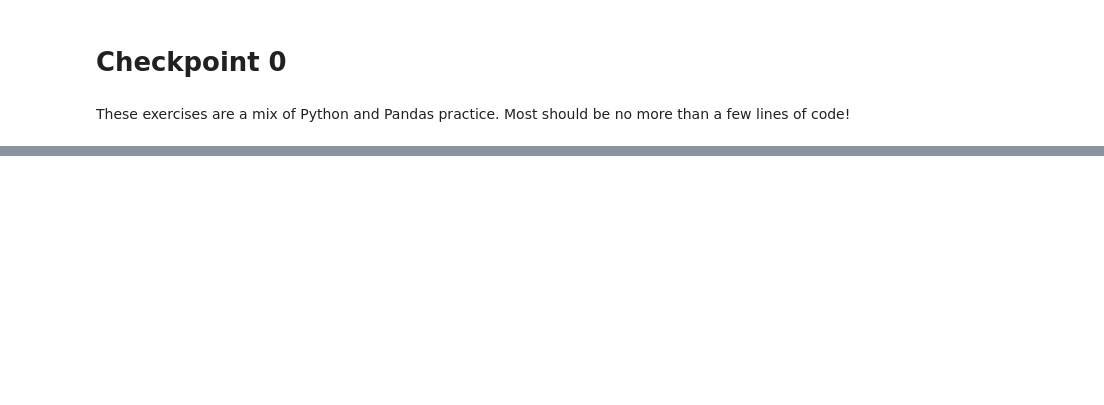
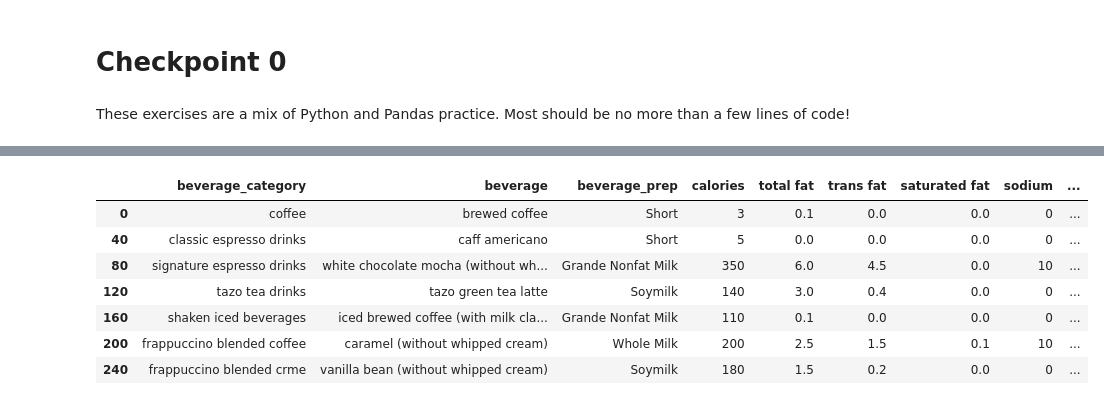
Before and after one commit to Alexybz/MDST-Tutorial, a Jupyter notebook: tutorial0/checkpoint0.ipynb, the cells around one changed output, grey strips where cells are left out. Saved outputs shown, nothing was run; the diff lists cells and outputs as text; code cells hidden in the pictures; blank space fills up the shorter version.

```diff
--- a/tutorial0/checkpoint0.ipynb
+++ b/tutorial0/checkpoint0.ipynb
@@ -41,4 +90,17 @@ print("hello world")
 # %%
 # output the calories, sugars, and protein columns only of every 40th row.
+import pandas as pd
+df = pd.read_csv("../data/starbucks.csv")
+type(df)
+df.iloc[::40]
+# %% [output]
+|  | beverage_category | beverage | beverage_prep | calories | total fat | trans fat | saturated fat | sodium | ... |
+| 0 | coffee | brewed coffee | Short | 3 | 0.1 | 0.0 | 0.0 | 0 | ... |
+| 40 | classic espresso drinks | caff americano | Short | 5 | 0.0 | 0.0 | 0.0 | 0 | ... |
+| 80 | signature espresso drinks | white chocolate mocha (without wh... | Grande Nonfat Milk | 350 | 6.0 | 4.5 | 0.0 | 10 | ... |
+| 120 | tazo tea drinks | tazo green tea latte | Soymilk | 140 | 3.0 | 0.4 | 0.0 | 0 | ... |
+| 160 | shaken iced beverages | iced brewed coffee (with milk cla... | Grande Nonfat Milk | 110 | 0.1 | 0.0 | 0.0 | 0 | ... |
+| 200 | frappuccino blended coffee | caramel (without whipped cream) | Whole Milk | 200 | 2.5 | 1.5 | 0.1 | 10 | ... |
+| 240 | frappuccino blended crme | vanilla bean (without whipped cream) | Soymilk | 180 | 1.5 | 0.2 | 0.0 | 0 | ... |
 # %%
 # select all rows with more than and including 400 calories
```
Also changed, not shown: parts of 14 cells of this notebook.
